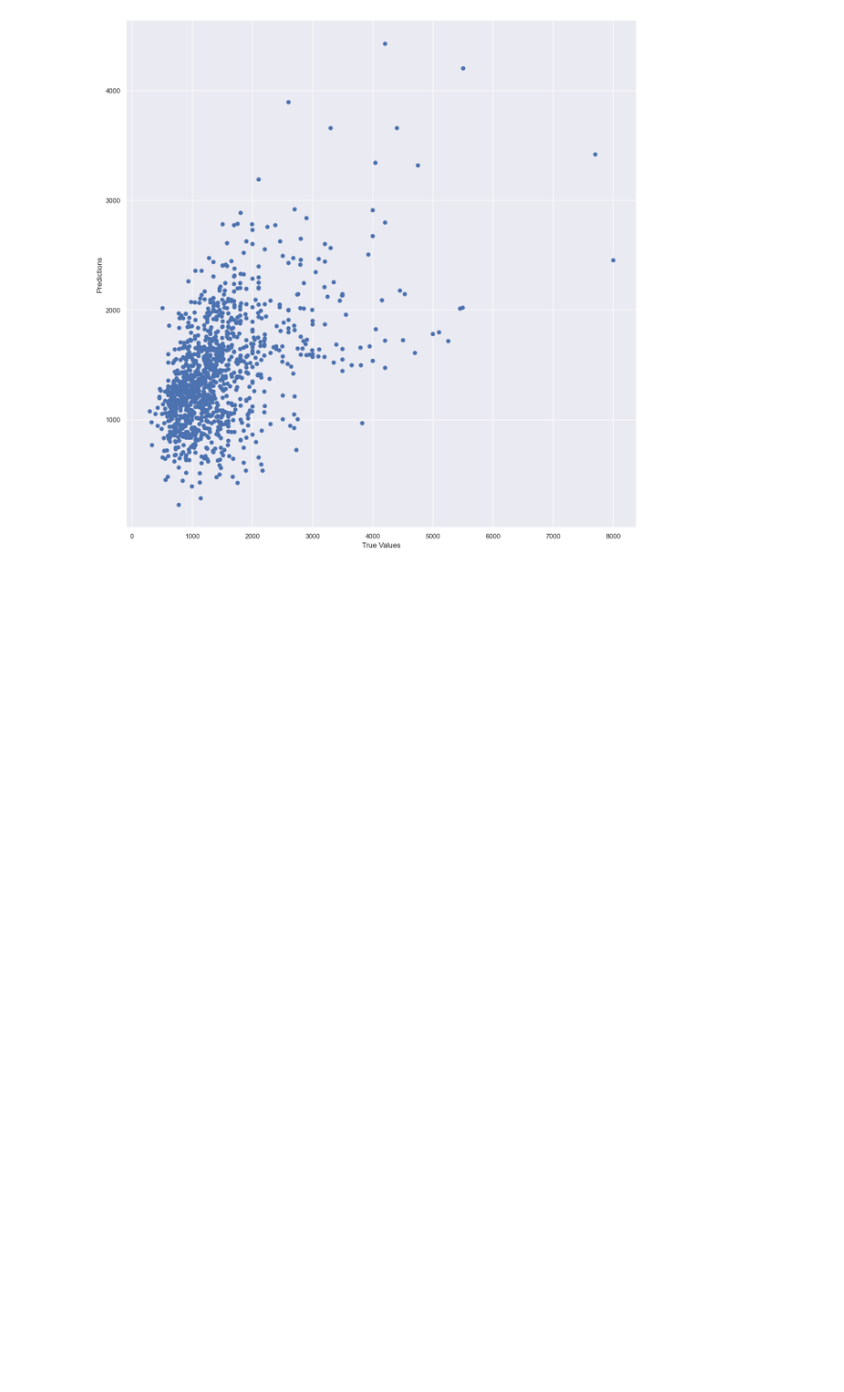
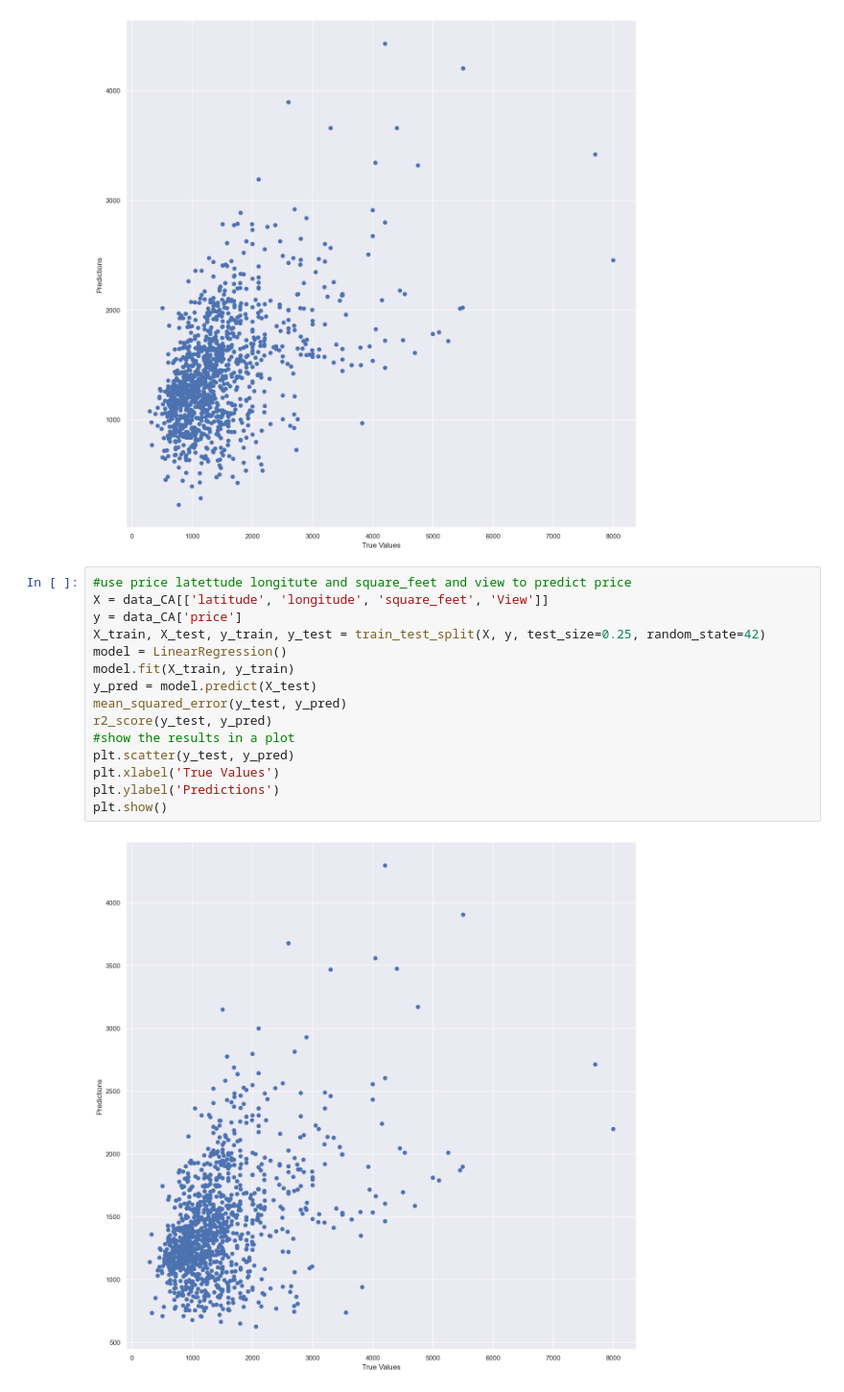
Before and after one commit to baranbytmr/rent-regression-ML, a Jupyter notebook: data/mlproje.ipynb, the cells around one changed output. Shown at 96% size. Saved outputs shown, nothing was run; the diff lists cells and outputs as text; blank space fills up the shorter version.

```diff
--- a/data/mlproje.ipynb
+++ b/data/mlproje.ipynb
@@ -125,3 +125,20 @@ plt.ylabel('Predictions')
 plt.show()
 # %% [output]
 [figure]
+# %%
+#use price latettude longitute and square_feet and view to predict price
+X = data_CA[['latitude', 'longitude', 'square_feet', 'View']]
+y = data_CA['price']
+X_train, X_test, y_train, y_test = train_test_split(X, y, test_size=0.25, random_state=42)
+model = LinearRegression()
+model.fit(X_train, y_train)
+y_pred = model.predict(X_test)
+mean_squared_error(y_test, y_pred)
+r2_score(y_test, y_pred)
+#show the results in a plot
+plt.scatter(y_test, y_pred)
+plt.xlabel('True Values')
+plt.ylabel('Predictions')
+plt.show()
+# %% [output]
+[figure, added]
```
